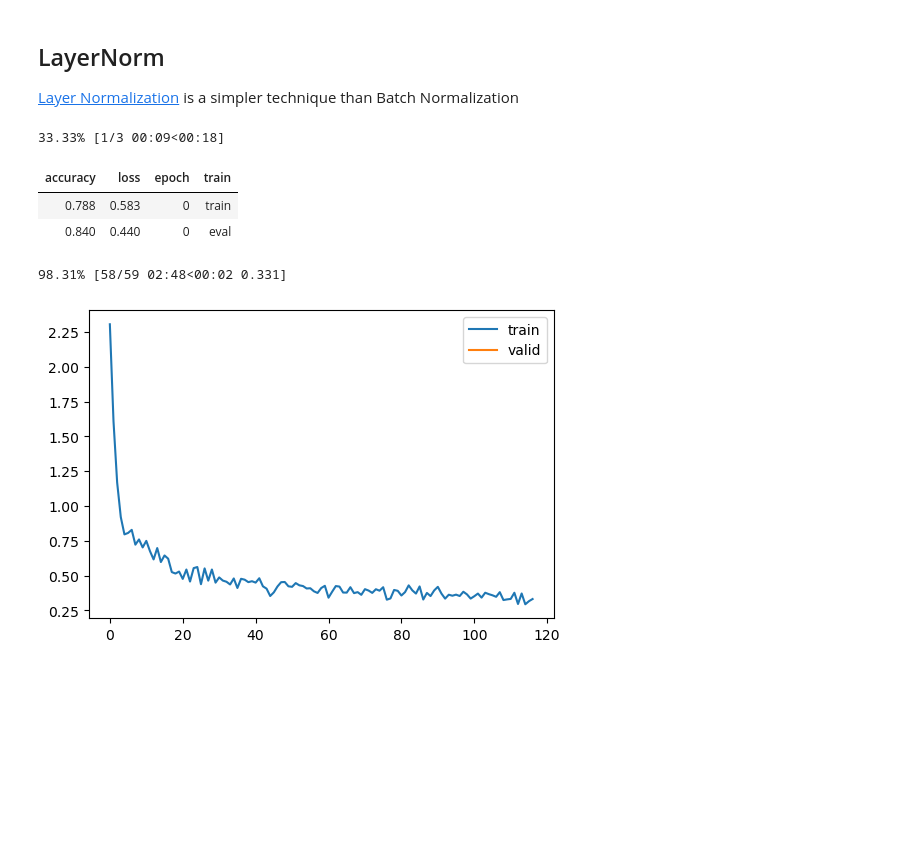
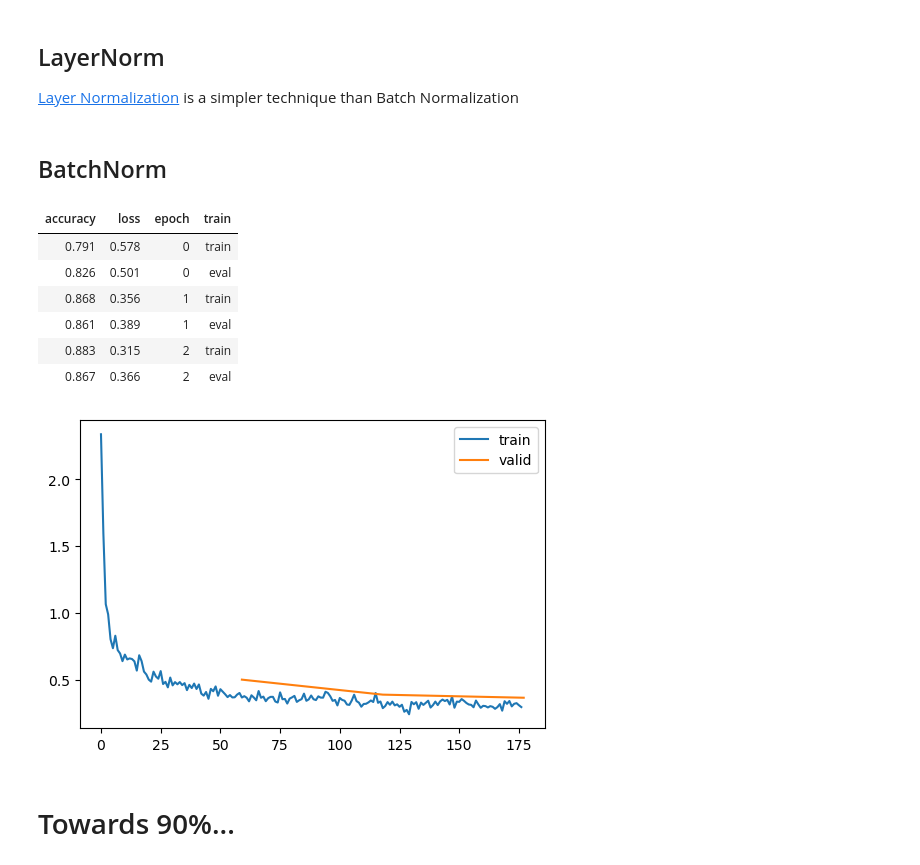
Before and after one commit to darkknightxi/little_ai, a Jupyter notebook: nbs/initializing.ipynb, the cells around one changed output. Cells and saved outputs as stored; diff of their text form; code cells hidden in the pictures; blank space fills up the shorter version.

Commit message:
add init notebook

```diff
--- a/nbs/initializing.ipynb
+++ b/nbs/initializing.ipynb
@@ -46,7 +46,7 @@ def transformi(b): b[xl] = [TF.to_tensor(o) for o in b[xl]]
 bs = 1024
 tds = ds.with_transform(transformi)
 
-dls = DataLoaders.from_dd(tds, bs, num_workers=4)
+dls = DataLoaders.from_dd(tds, bs)
 dt = dls.train
 xb, yb = next(iter(dt))
 xb.shape, yb[:10]
@@ -434,10 +434,45 @@ set_seed(42)
 model = get_model(act_gr, norm=LayerNorm).apply(iw)
 learn = MomentumLearner(model, dls, F.cross_entropy, lr=0.2, cbs=cbs)
 learn.fit(3)
-# %% [output]
-33.33% [1/3 00:09<00:18]
-| accuracy | loss | epoch | train |
-| 0.788 | 0.583 | 0 | train |
-| 0.840 | 0.440 | 0 | eval |
-98.31% [58/59 02:48<00:02 0.331]
-[figure, removed]
+# %% [markdown]
+## BatchNorm
+# %%
+class BatchNorm(nn.Module):
+    def __init__(self, nf, mom=0.1, eps=1e-5):
+        super().__init__()
+        # NB: pytorch bn mom is opposite of what you'd expect
+        self.mom,self.eps = mom,eps
+        self.mults = nn.Parameter(torch.ones (nf,1,1))
+        self.adds  = nn.Parameter(torch.zeros(nf,1,1))
+        self.register_buffer('vars',  torch.ones(1,nf,1,1))
+        self.register_buffer('means', torch.zeros(1,nf,1,1))
+
+    def update_stats(self, x):
+        m = x.mean((0,2,3), keepdim=True)
+        v = x.var ((0,2,3), keepdim=True)
+        self.means.lerp_(m, self.mom)
+        self.vars.lerp_ (v, self.mom)
+        return m,v
+
+    def forward(self, x):
+        if self.training:
+            with torch.no_grad(): m,v = self.update_stats(x)
+        else: m,v = self.means,self.vars
+        x = (x-m) / (v+self.eps).sqrt()
+        return x*self.mults + self.adds
+# %%
+model = get_model(act_gr, norm=BatchNorm).apply(iw)
+set_seed(42)
+learn = MomentumLearner(model, dls, F.cross_entropy, lr=0.4, cbs=cbs)
+learn.fit(3)
+# %% [output]
+| accuracy | loss | epoch | train |
+| 0.791 | 0.578 | 0 | train |
+| 0.826 | 0.501 | 0 | eval |
+| 0.868 | 0.356 | 1 | train |
+| 0.861 | 0.389 | 1 | eval |
+| 0.883 | 0.315 | 2 | train |
+| 0.867 | 0.366 | 2 | eval |
+[figure, added]
+# %% [markdown]
+# Towards 90%...
```
Also changed, not shown: parts of 5 cells of this notebook.
